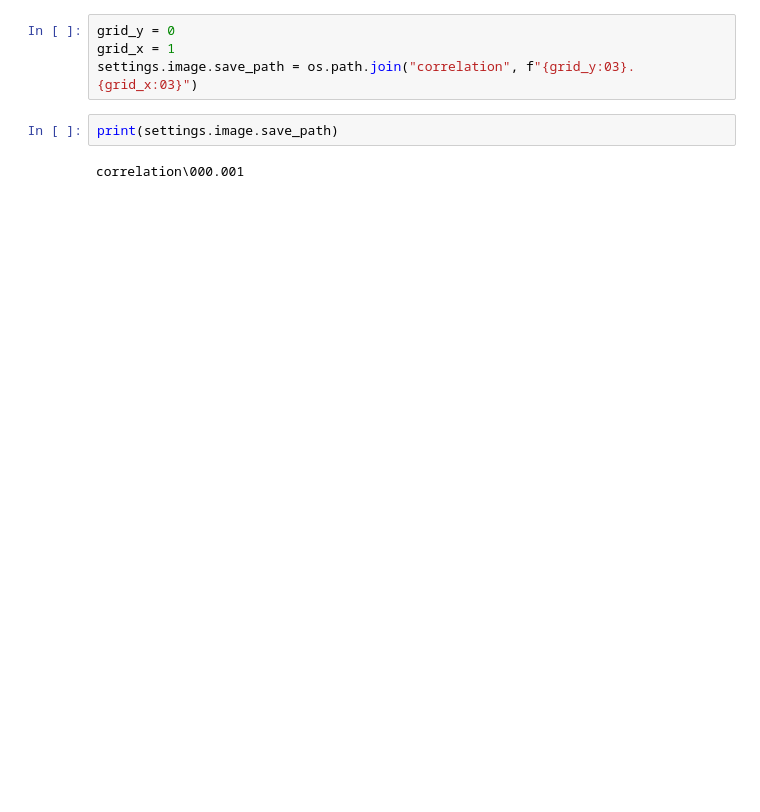
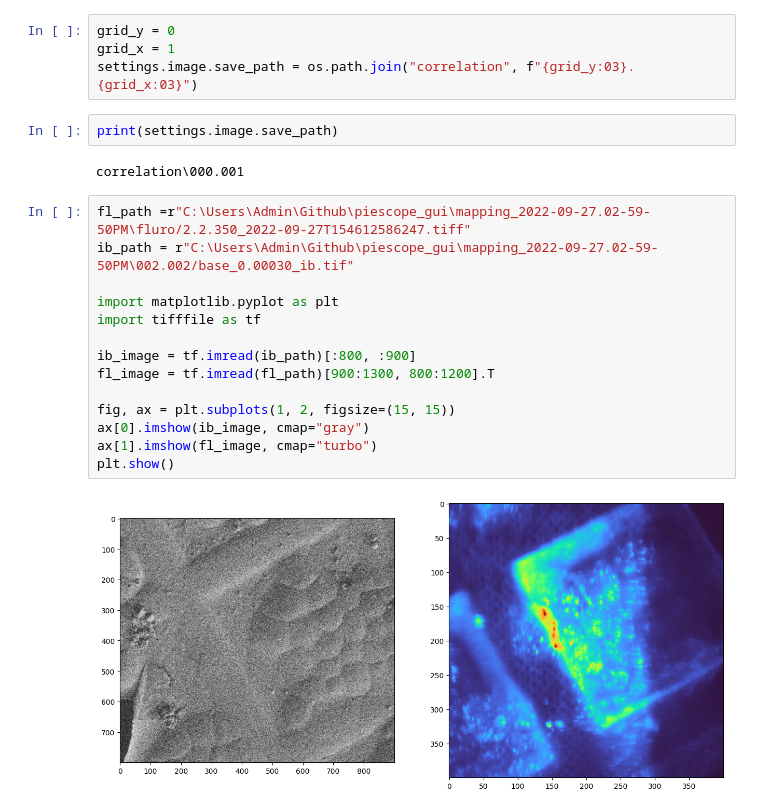
Before and after one commit to DeMarcoLab/piescope_gui, a Jupyter notebook: piescope_gui/correlation.ipynb, the cells around one changed output. Drawn from its saved outputs; the diff is of its cells as text; blank space fills up the shorter version.

```diff
--- a/piescope_gui/correlation.ipynb
+++ b/piescope_gui/correlation.ipynb
@@ -151,3 +184,19 @@ settings.image.save_path = os.path.join("correlation", f"{grid_y:03}.{grid_x:03}
 print(settings.image.save_path)
 # %% [output]
 correlation\000.001
+# %%
+fl_path =r"C:\Users\Admin\Github\piescope_gui\mapping_2022-09-27.02-59-50PM\fluro/2.2.350_2022-09-27T154612586247.tiff"
+ib_path = r"C:\Users\Admin\Github\piescope_gui\mapping_2022-09-27.02-59-50PM\002.002/base_0.00030_ib.tif"
+
+import matplotlib.pyplot as plt
+import tifffile as tf
+
+ib_image = tf.imread(ib_path)[:800, :900]
+fl_image = tf.imread(fl_path)[900:1300, 800:1200].T
+
+fig, ax = plt.subplots(1, 2, figsize=(15, 15))
+ax[0].imshow(ib_image, cmap="gray")
+ax[1].imshow(fl_image, cmap="turbo")
+plt.show()
+# %% [output]
+[figure, added]
```
Also changed, not shown: parts of 14 cells of this notebook, 2 other files.
